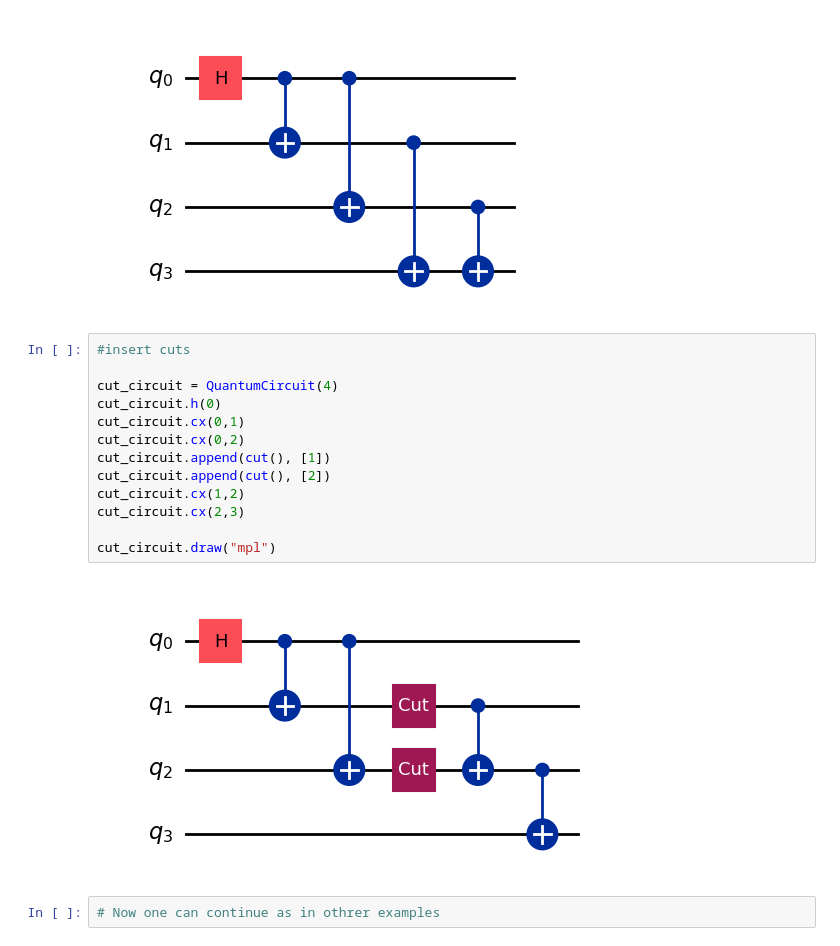
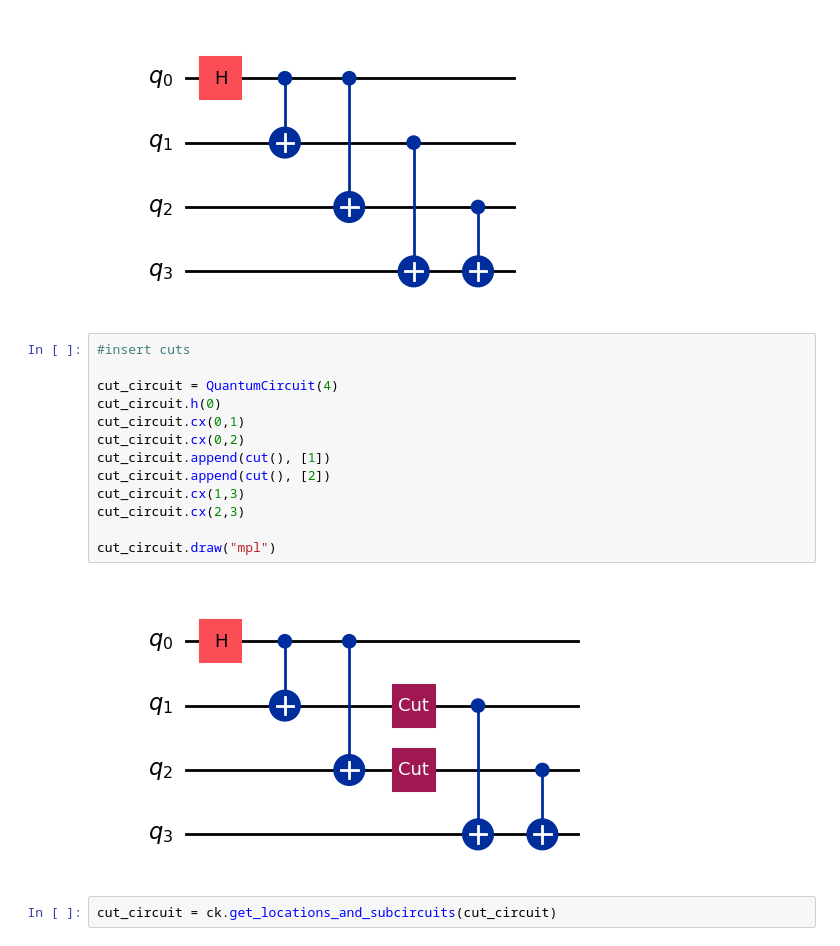
Before and after one commit to JooNiv/QCut, a Jupyter notebook: docs/examples/QCutCutSubsequentWires.ipynb, the cells around one changed output. Drawn from its saved outputs; the diff is of its cells as text.

```diff
--- a/docs/examples/QCutCutSubsequentWires.ipynb
+++ b/docs/examples/QCutCutSubsequentWires.ipynb
@@ -26,17 +34,17 @@ circuit.draw("mpl")
 # %%
 #insert cuts
 
 cut_circuit = QuantumCircuit(4)
 cut_circuit.h(0)
 cut_circuit.cx(0,1)
 cut_circuit.cx(0,2)
 cut_circuit.append(cut(), [1])
 cut_circuit.append(cut(), [2])
-cut_circuit.cx(1,2)
+cut_circuit.cx(1,3)
 cut_circuit.cx(2,3)
 
 cut_circuit.draw("mpl")
 # %% [output]
-[figure, old version]
+[figure, new version]
-# %%
-# Now one can continue as in othrer examples
+# %%
+cut_circuit = ck.get_locations_and_subcircuits(cut_circuit)
```
Also changed, not shown: parts of 11 cells of this notebook, 1 other file.
